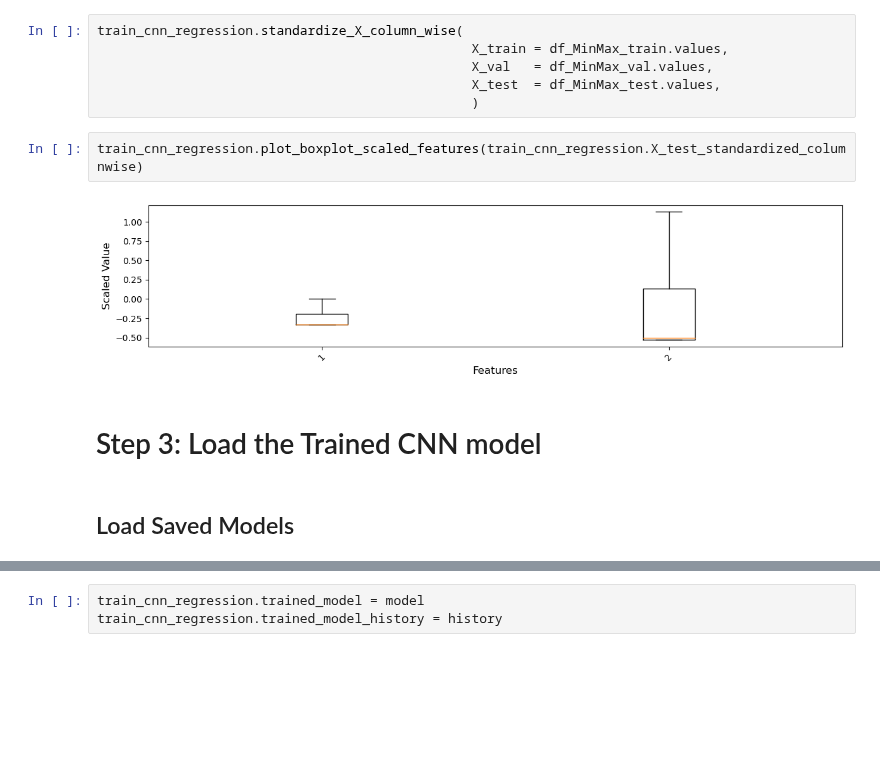
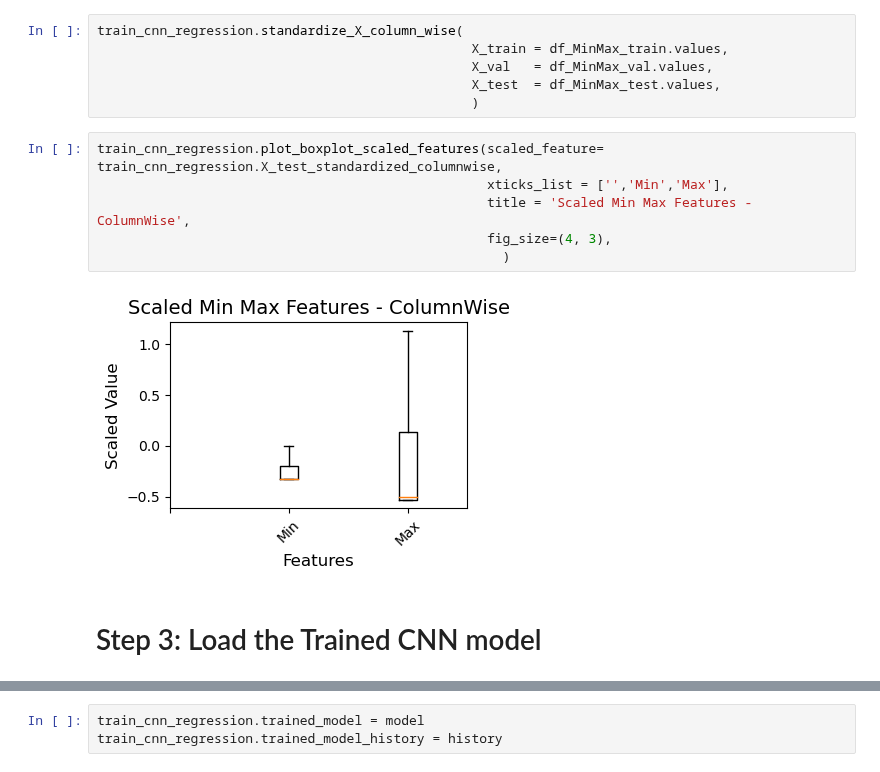
Before and after one commit to EhsanGharibNezhad/TelescopeML, a Jupyter notebook: notebooks/Predict_BrownDwarf_Parameters.ipynb, the cells around one changed output, grey strips where cells are left out. Cells and saved outputs as stored; diff of their text form; blank space fills up the shorter version.

```diff
--- a/notebooks/Predict_BrownDwarf_Parameters.ipynb
+++ b/notebooks/Predict_BrownDwarf_Parameters.ipynb
@@ -157,12 +174,14 @@ train_cnn_regression.standardize_X_column_wise(
                                                 X_val   = df_MinMax_val.values,
                                                 X_test  = df_MinMax_test.values,
                                                 )
-# %%
-train_cnn_regression.plot_boxplot_scaled_features(train_cnn_regression.X_test_standardized_columnwise)
-# %% [output]
-[figure, removed]
+# %%
+train_cnn_regression.plot_boxplot_scaled_features(scaled_feature= train_cnn_regression.X_test_standardized_columnwise,
+                                                  xticks_list = ['','Min','Max'],
+                                                  title = 'Scaled Min Max Features - ColumnWise',
+                                                  fig_size=(4, 3),
+                                                    )
+# %% [output]
+[figure, added]
 # %% [markdown]
 # Step 3: Load the Trained CNN model
-# %% [markdown]
-## Load Saved Models
 # %%
```
Also changed, not shown: parts of 102 cells of this notebook, 20 other files.
